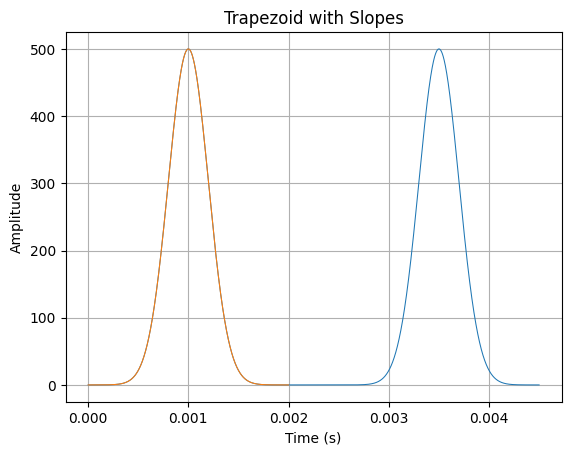
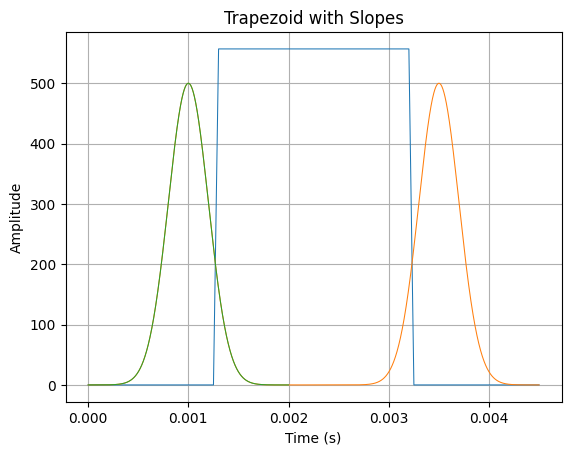
Unified diff of the notebook cell whose output changed from the first chart to the second:
--- before
+++ after
@@ -1,10 +1,6 @@
-dt = sys.grad_raster_time  # Zeitauflösung
-
-trapezoid = create_trapezoid(spoil_amp, spoil_dur, rise_time, total_length=2.0e-3)
-
-# Plot
 import matplotlib.pyplot as plt
 # time = np.arange(len(rf_90_double.signal)) * dt  # Zeitachse
 # time_rf = np.arange(len(rf_90.signal)) * dt  # Zeitachse
+plt.plot(gz_spoil.tt, gz_spoil.waveform * 1e-5)
 plt.plot(rf_90_double.t, rf_90_double.signal)
 plt.plot(rf_90.t, rf_90.signal)

Commit: Fixed animate method